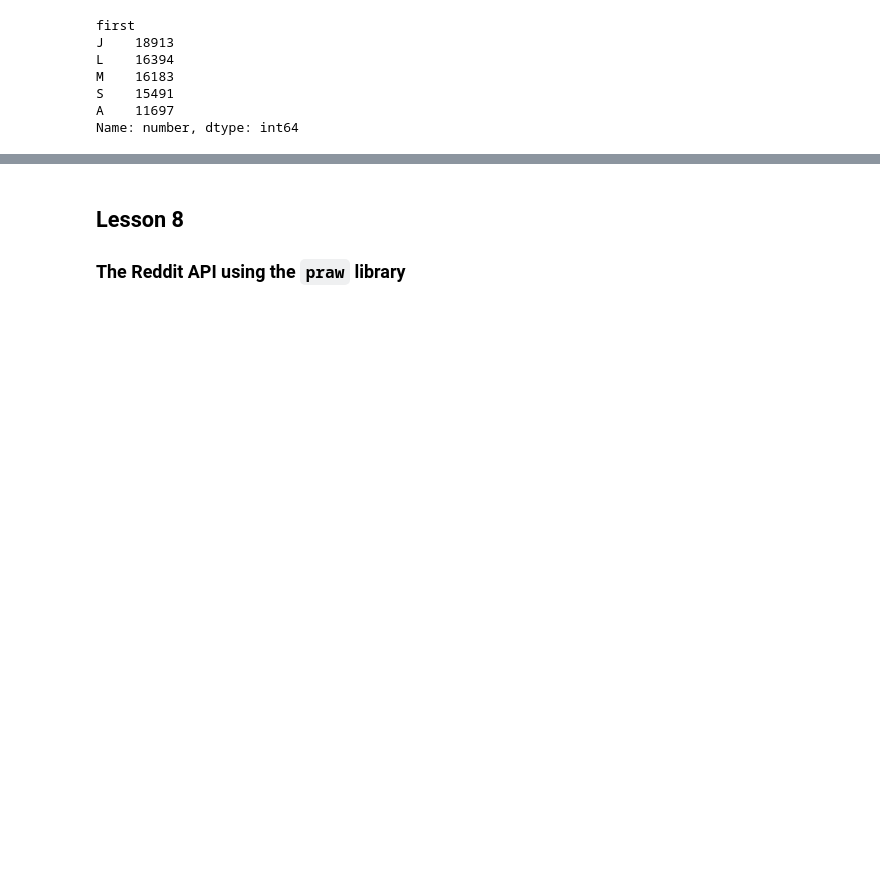
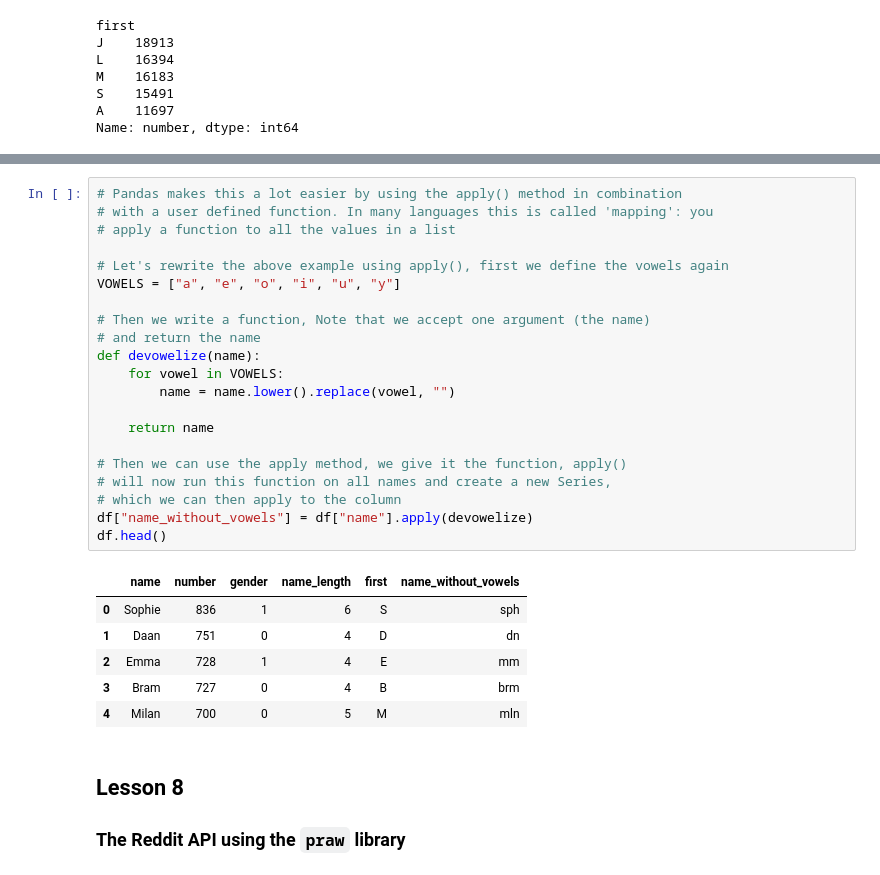
Before and after one commit to hay/hu-dsf, a Jupyter notebook: examples/examples-4.ipynb, the cells around one changed output, grey strips where cells are left out. Cells and saved outputs as stored; diff of their text form; blank space fills up the shorter version.

```diff
--- a/examples/examples-4.ipynb
+++ b/examples/examples-4.ipynb
@@ -291,3 +332,31 @@ Name: number, dtype: int64
+# %%
+# Pandas makes this a lot easier by using the apply() method in combination
+# with a user defined function. In many languages this is called 'mapping': you
+# apply a function to all the values in a list
+
+# Let's rewrite the above example using apply(), first we define the vowels again
+VOWELS = ["a", "e", "o", "i", "u", "y"]
+
+# Then we write a function, Note that we accept one argument (the name)
+# and return the name
+def devowelize(name):
+    for vowel in VOWELS:
+        name = name.lower().replace(vowel, "")
+
+    return name
+
+# Then we can use the apply method, we give it the function, apply()
+# will now run this function on all names and create a new Series,
+# which we can then apply to the column
+df["name_without_vowels"] = df["name"].apply(devowelize)
+df.head()
+# %% [output]
+|  | name | number | gender | name_length | first | name_without_vowels |
+| 0 | Sophie | 836 | 1 | 6 | S | sph |
+| 1 | Daan | 751 | 0 | 4 | D | dn |
+| 2 | Emma | 728 | 1 | 4 | E | mm |
+| 3 | Bram | 727 | 0 | 4 | B | brm |
+| 4 | Milan | 700 | 0 | 5 | M | mln |
 # %% [markdown]
 ## Lesson 8
 ### The Reddit API using the `praw` library
```
Also changed, not shown: parts of 10 cells of this notebook.
